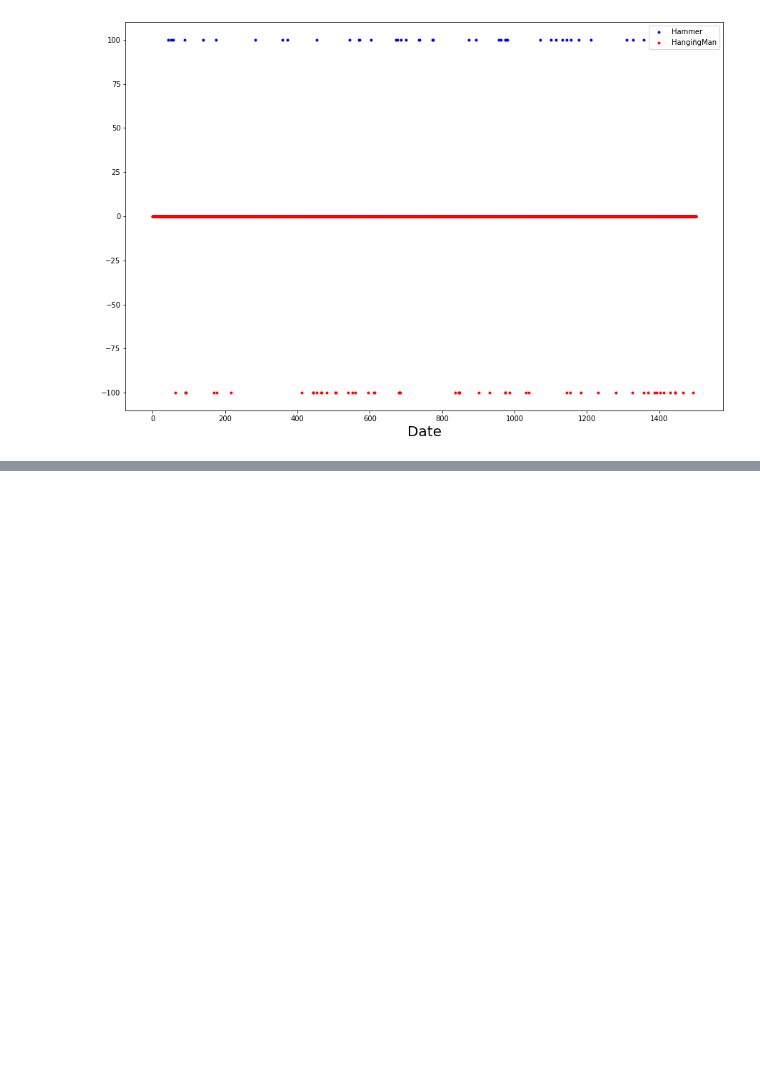
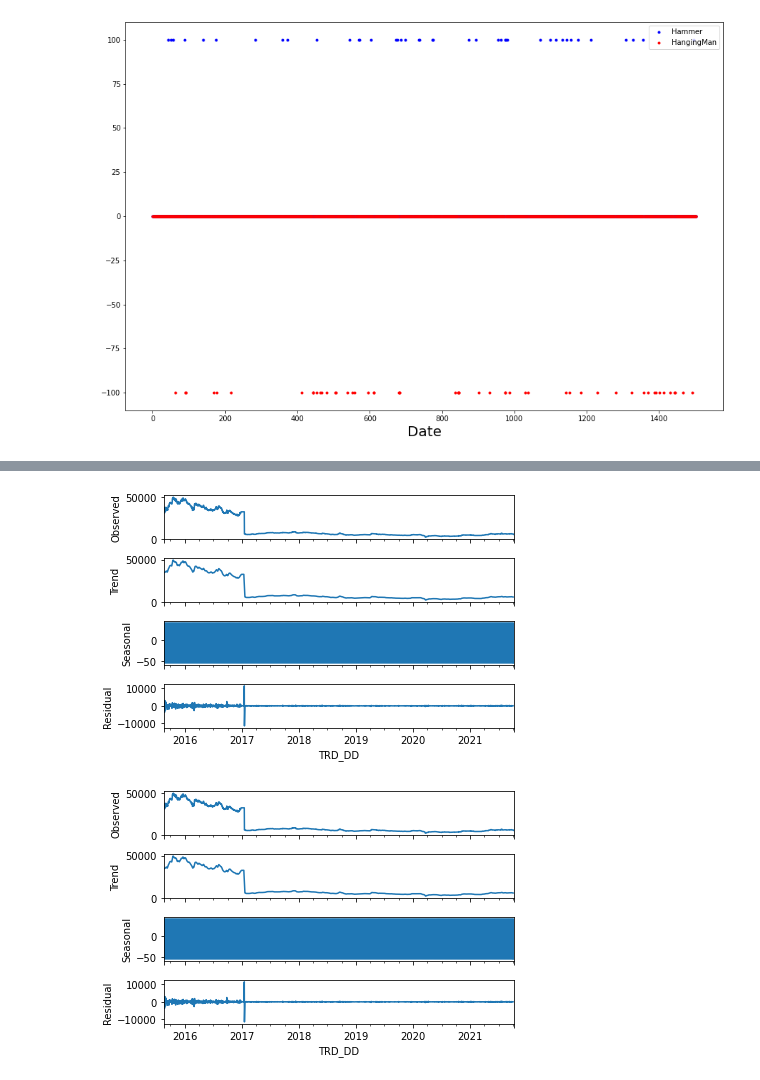
Before and after one commit to baeksumin/k-project, a Jupyter notebook: K_project_hyunku.ipynb, the cells around one changed output, grey strips where cells are left out. Saved outputs shown, nothing was run; the diff lists cells and outputs as text; code cells hidden in the pictures; blank space fills up the shorter version.

```diff
--- a/K_project_hyunku.ipynb
+++ b/K_project_hyunku.ipynb
@@ -383,0 +422,2 @@ plt.show()
+# %%
+result['TRD_DD'] = pd.to_datetime(result['TRD_DD'])
@@ -383,0 +439,3 @@ plt.show()
+# %%
+result.set_index('TRD_DD',drop=True,inplace=True)
+result
@@ -383,0 +457,3 @@ plt.show()
+# %%
+result = result.asfreq('D',method='ffill')
+result.sort_index(inplace=True)
@@ -383,0 +463,5 @@ plt.show()
+# %%
+sm.tsa.seasonal_decompose(result['TDD_CLSPRC'],model='addictive').plot()
+# %% [output]
+[figure, added]
+[figure, added]
```
Also changed, not shown: parts of 17 cells of this notebook.
